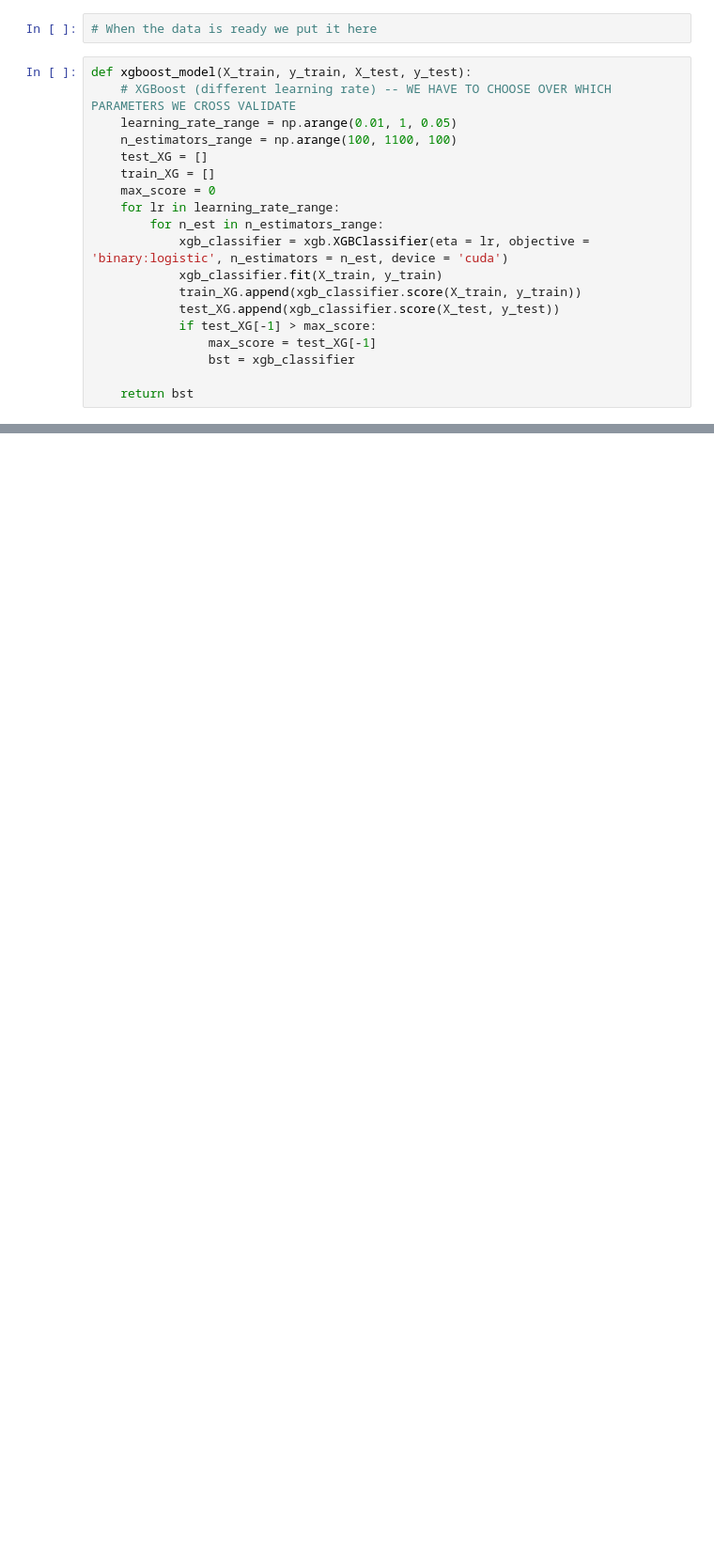
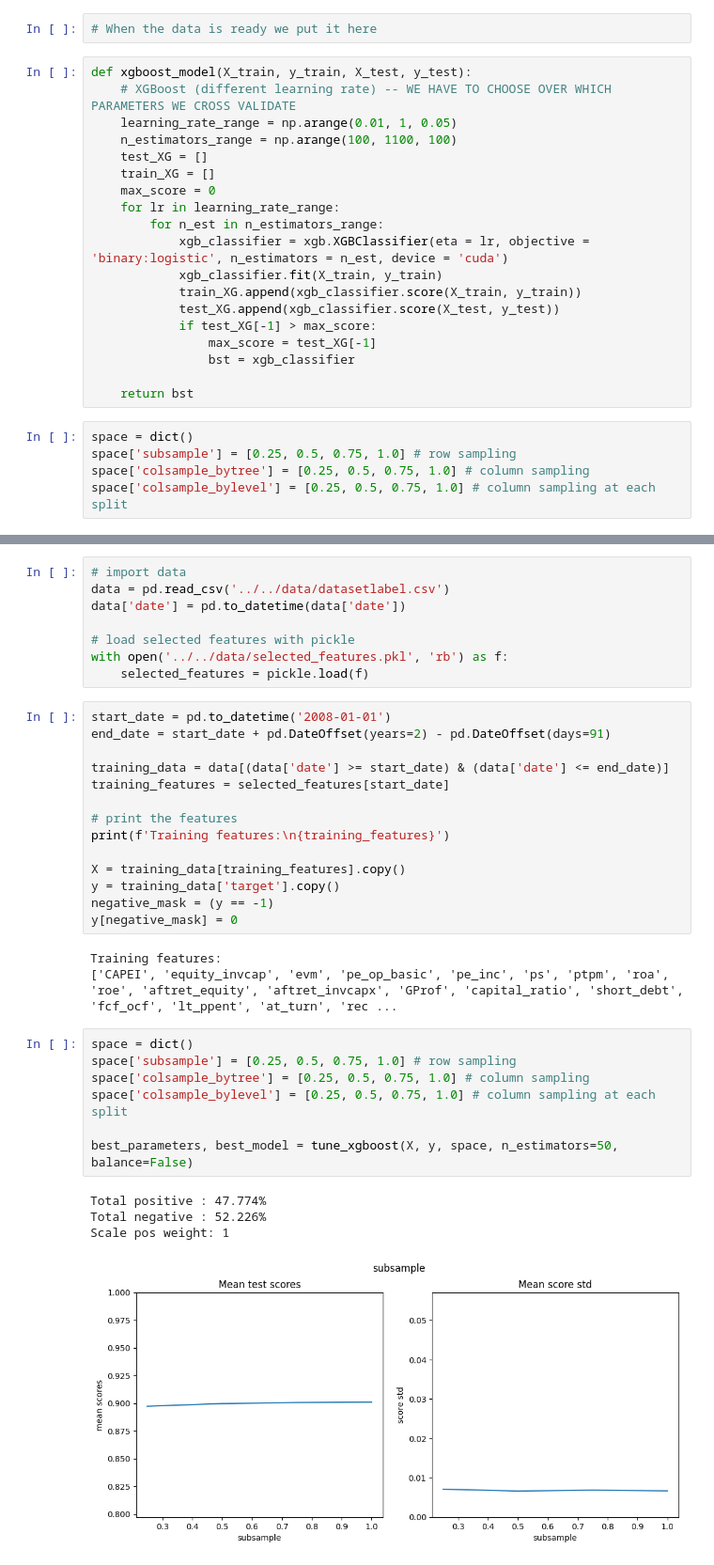
Before and after one commit to NotFrancee/bsic_hephaestus_paper, a Jupyter notebook: src/xgboost/xgboost.ipynb, the cells around one changed output, grey strips where cells are left out. Shown at 94% size. Saved outputs shown, nothing was run; the diff lists cells and outputs as text; blank space fills up the shorter version.

Commit message:
Add grid search procedure to finetune xgboost

```diff
--- a/src/xgboost/xgboost.ipynb
+++ b/src/xgboost/xgboost.ipynb
@@ -26,3 +27,8 @@ def xgboost_model(X_train, y_train, X_test, y_test):
                 bst = xgb_classifier
 
     return bst
+# %%
+space = dict()
+space['subsample'] = [0.25, 0.5, 0.75, 1.0] # row sampling
+space['colsample_bytree'] = [0.25, 0.5, 0.75, 1.0] # column sampling
+space['colsample_bylevel'] = [0.25, 0.5, 0.75, 1.0] # column sampling at each split
@@ -28,0 +116,37 @@ def xgboost_model(X_train, y_train, X_test, y_test):
+# %%
+# import data
+data = pd.read_csv('../../data/datasetlabel.csv')
+data['date'] = pd.to_datetime(data['date'])
+
+# load selected features with pickle
+with open('../../data/selected_features.pkl', 'rb') as f:
+    selected_features = pickle.load(f)
+# %%
+start_date = pd.to_datetime('2008-01-01')
+end_date = start_date + pd.DateOffset(years=2) - pd.DateOffset(days=91)
+
+training_data = data[(data['date'] >= start_date) & (data['date'] <= end_date)]
+training_features = selected_features[start_date]
+
+# print the features
+print(f'Training features:\n{training_features}')
+
+X = training_data[training_features].copy()
+y = training_data['target'].copy()
+negative_mask = (y == -1)
+y[negative_mask] = 0
+# %% [output]
+Training features:
+['CAPEI', 'equity_invcap', 'evm', 'pe_op_basic', 'pe_inc', 'ps', 'ptpm', 'roa', 'roe', 'aftret_equity', 'aftret_invcapx', 'GProf', 'capital_ratio', 'short_debt', 'fcf_ocf', 'lt_ppent', 'at_turn', 'rec ...
+# %%
+space = dict()
+space['subsample'] = [0.25, 0.5, 0.75, 1.0] # row sampling
+space['colsample_bytree'] = [0.25, 0.5, 0.75, 1.0] # column sampling
+space['colsample_bylevel'] = [0.25, 0.5, 0.75, 1.0] # column sampling at each split
+
+best_parameters, best_model = tune_xgboost(X, y, space, n_estimators=50, balance=False)
+# %% [output]
+Total positive : 47.774%
+Total negative : 52.226%
+Scale pos weight: 1
+[figure, added]
```
Also changed, not shown: parts of 7 cells of this notebook.
